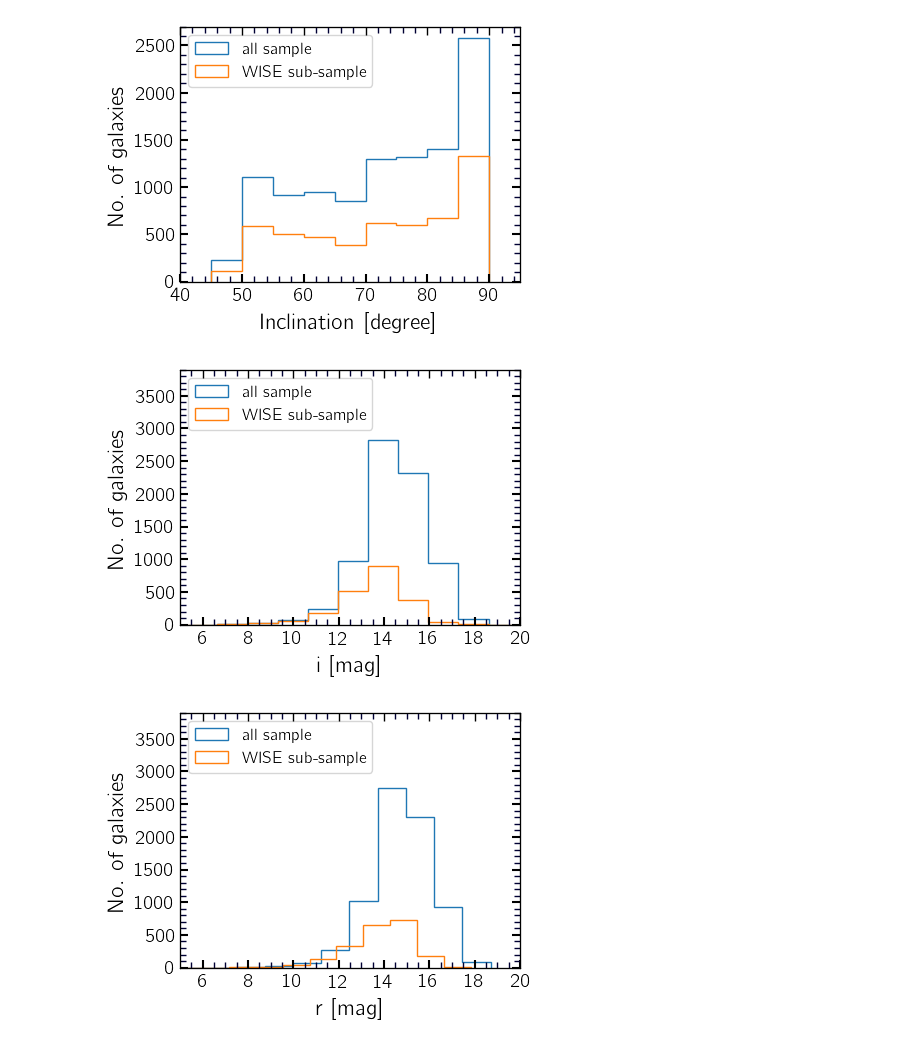
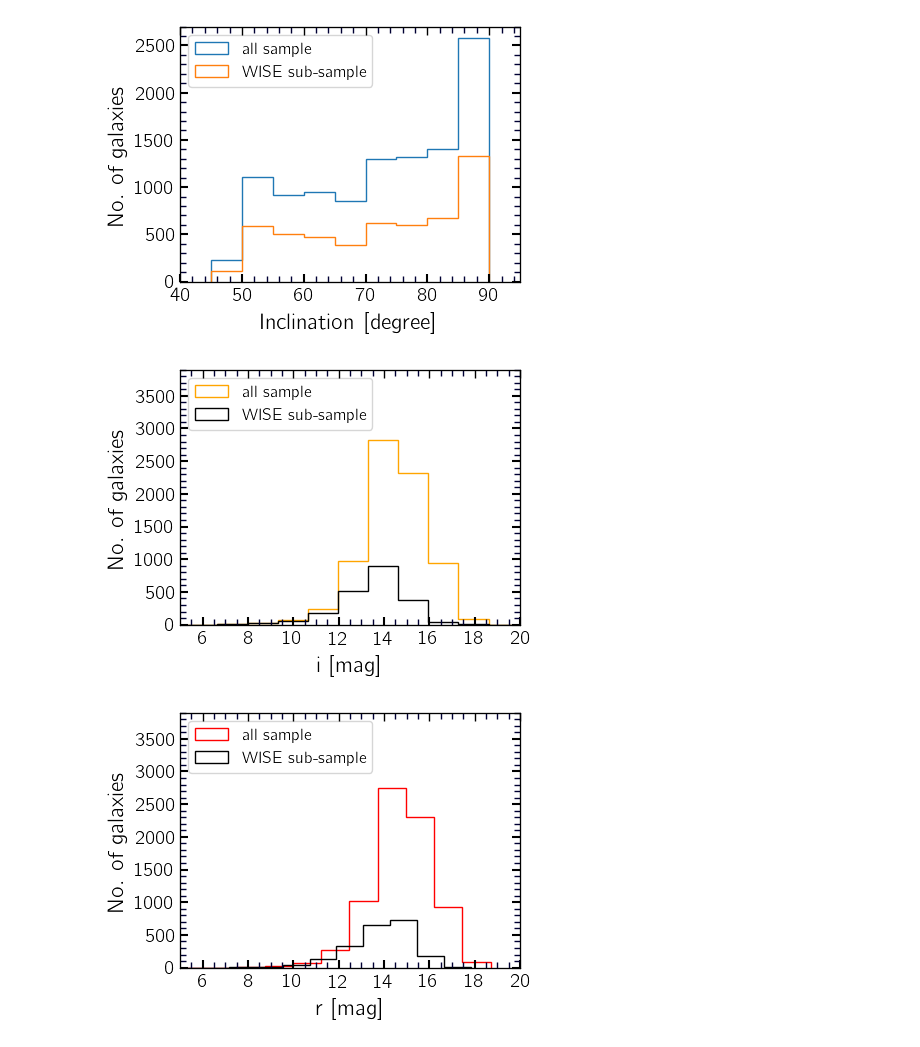
Before and after one commit to ekourkchi/TFcalibrators, a Jupyter notebook: Predictions_assessments.ipynb, the cells around one changed output. Saved outputs shown, nothing was run; the diff lists cells and outputs as text; code cells hidden in the pictures.

```diff
--- a/Predictions_assessments.ipynb
+++ b/Predictions_assessments.ipynb
@@ -702,23 +702,23 @@ set_axes([ax], [40,95], [0,2700])
 # %%
 indx, = np.where(np.logical_or(R_source==2,R_source==1))    # W2 is used for reddening correction
 i0_sub = table['i'][indx]
 
 
 fig = plt.figure(figsize=(4, 3), dpi=100)
 ax = fig.add_axes([0.13, 0.1, 0.85,  0.85])
 
-ax.hist(i0, bins=15, histtype='step', label='all sample')
-ax.hist(i0_sub, bins=15, histtype='step', label='WISE sub-sample')
+ax.hist(i0, bins=15, histtype='step', label='all sample', color='orange')
+ax.hist(i0_sub, bins=15, histtype='step', label='WISE sub-sample', color='k')
 
 ax.legend(prop={'size': 12}, loc=2)
 
 ax.set_xlabel('i [mag]', fontsize=16)
 ax.set_ylabel('No. of galaxies', fontsize=16)
 
 
 set_axes([ax], [5,20], [0,3900])
 # %% [output]
-[figure, old version]
+[figure, new version]
 # %%
 indx, = np.where(np.logical_or(R_source==2,R_source==1))    # W2 is used for reddening correction
 r0_sub = table['r'][indx]
@@ -727,8 +727,8 @@ r0_sub = table['r'][indx]
 fig = plt.figure(figsize=(4, 3), dpi=100)
 ax = fig.add_axes([0.13, 0.1, 0.85,  0.85])
 
-ax.hist(r0, bins=15, histtype='step', label='all sample')
-ax.hist(r0_sub, bins=15, histtype='step', label='WISE sub-sample')
+ax.hist(r0, bins=15, histtype='step', label='all sample', color='red')
+ax.hist(r0_sub, bins=15, histtype='step', label='WISE sub-sample', color='k')
 
 ax.legend(prop={'size': 12}, loc=2)
 
@@ -738,7 +738,7 @@ ax.set_ylabel('No. of galaxies', fontsize=16)
 
 set_axes([ax], [5,20], [0,3900])
 # %% [output]
-[figure, old version]
+[figure, new version]
 # %%
 indx, = np.where(i0>5)   # W2 is used for reddening correction
 u0_  = table['u'][indx]
```
Also changed, not shown: parts of 2 cells of this notebook.
